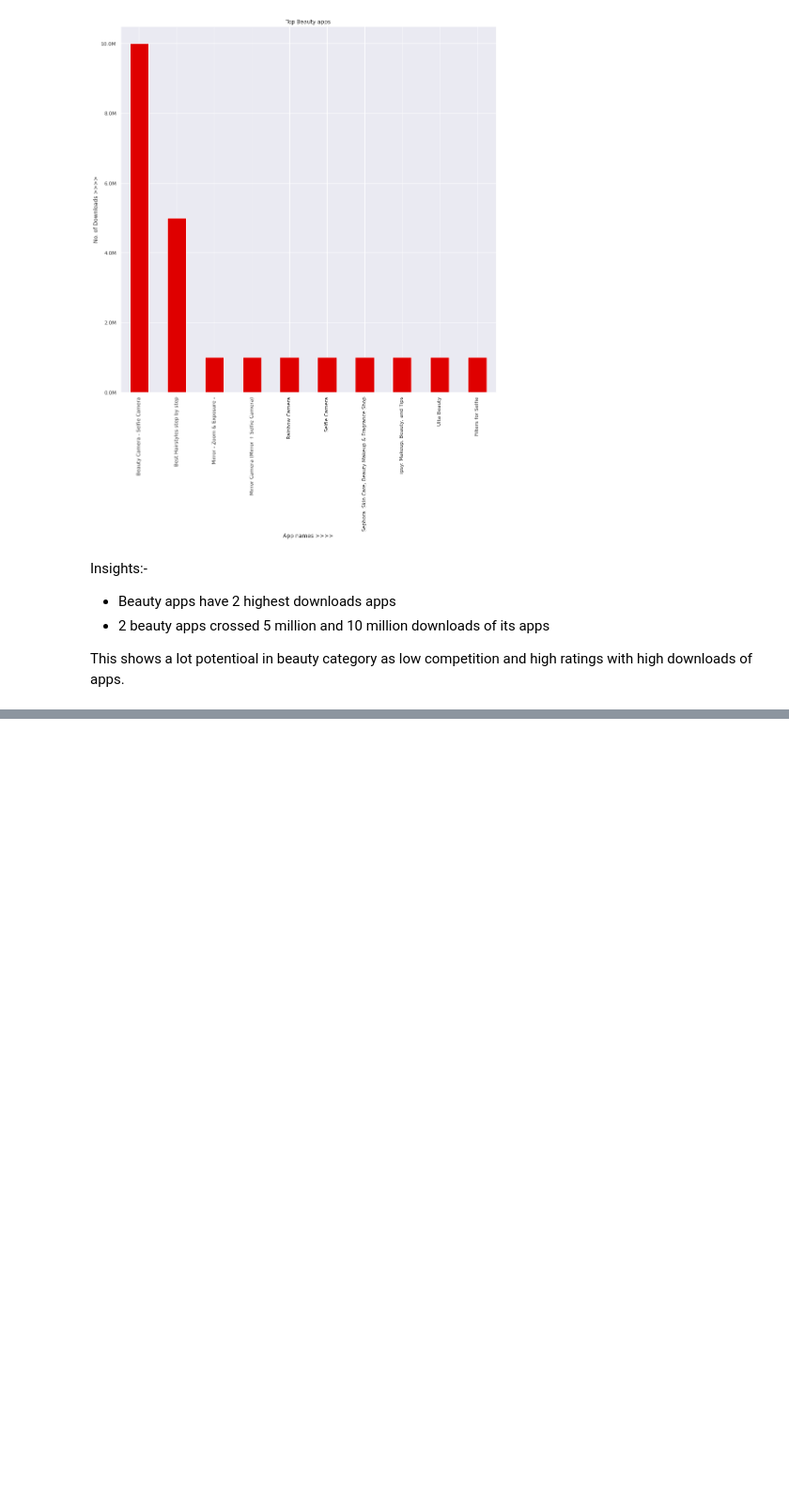
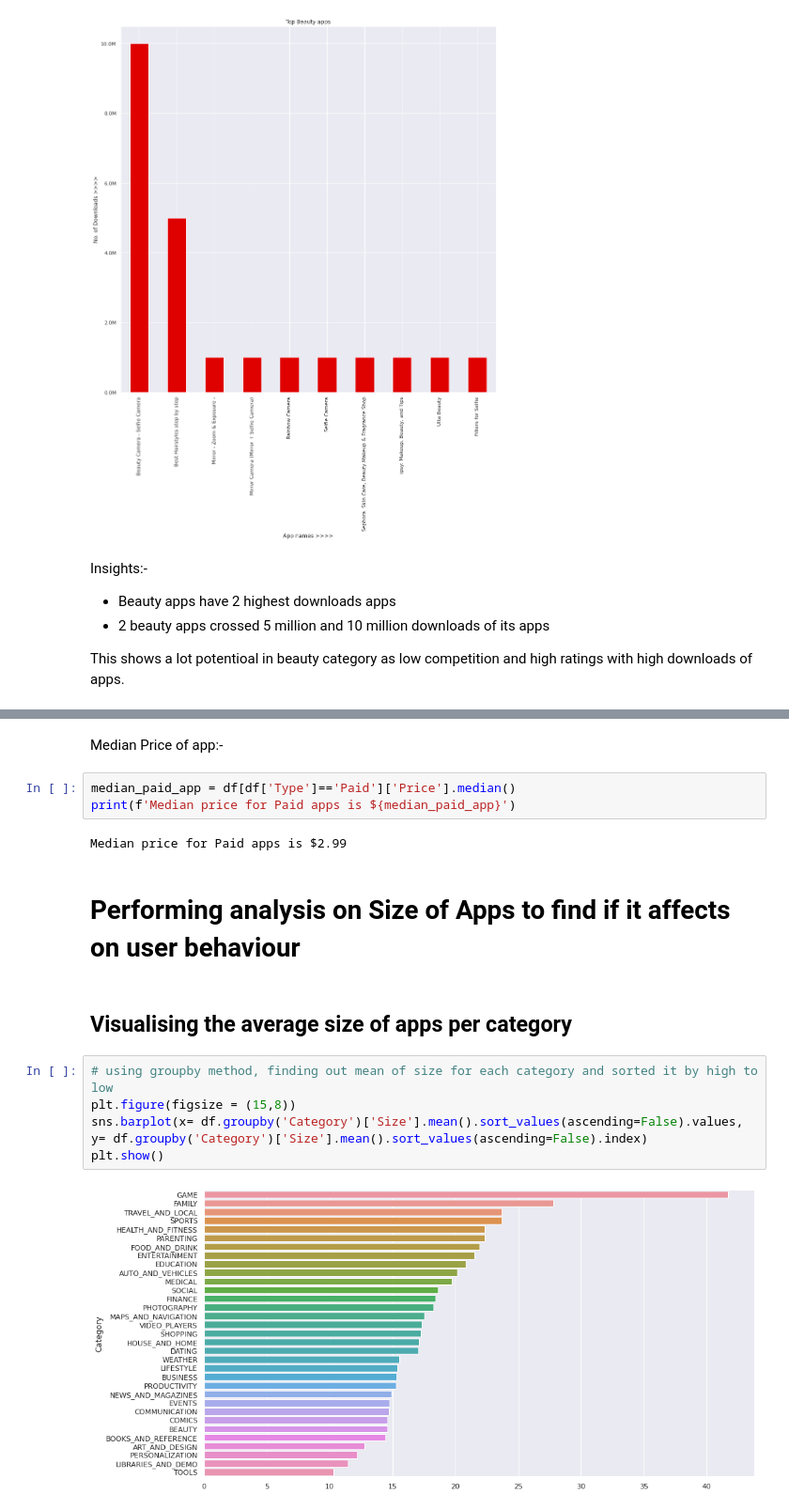
Before and after one commit to GuptaRitik/PlayStore-Review-EDA, a Jupyter notebook: Play_Store_App_Review_Analysis_Capstone_Project.ipynb, the cells around one changed output, grey strips where cells are left out. Shown: that part at 94% size. Saved outputs shown, nothing was run; the diff lists cells and outputs as text; blank space fills up the shorter version.

```diff
--- a/Play_Store_App_Review_Analysis_Capstone_Project.ipynb
+++ b/Play_Store_App_Review_Analysis_Capstone_Project.ipynb
@@ -331,0 +404,18 @@ This shows  a lot potentioal in beauty category as low competition and high rati
+# %% [markdown]
+Median Price of app:-
+# %%
+median_paid_app = df[df['Type']=='Paid']['Price'].median()
+print(f'Median price for Paid apps is ${median_paid_app}')
+# %% [output]
+Median price for Paid apps is $2.99
+# %% [markdown]
+# Performing analysis on Size of Apps to find if it affects on user behaviour
+# %% [markdown]
+## Visualising the average size of apps per category
+# %%
+# using groupby method, finding out mean of size for each category and sorted it by high to low
+plt.figure(figsize = (15,8))
+sns.barplot(x= df.groupby('Category')['Size'].mean().sort_values(ascending=False).values, y= df.groupby('Category')['Size'].mean().sort_values(ascending=False).index)
+plt.show()
+# %% [output]
+[figure, added]
```
Also changed, not shown: parts of 17 cells of this notebook.
